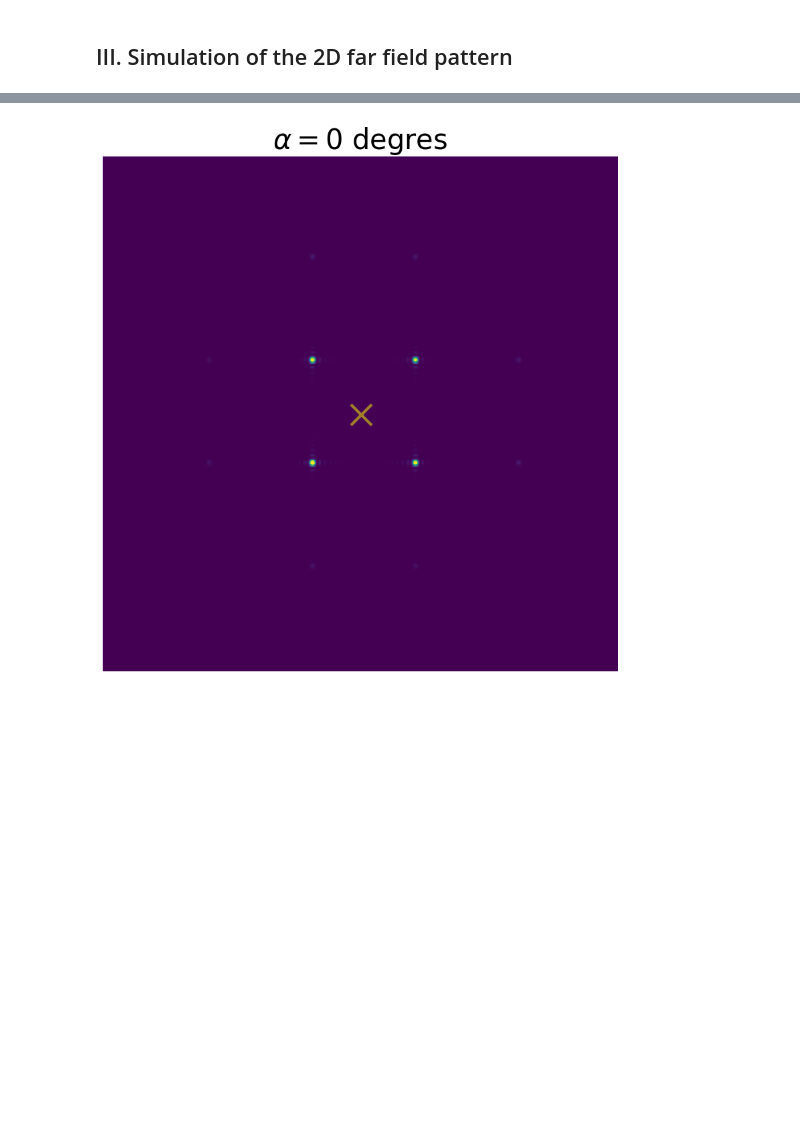
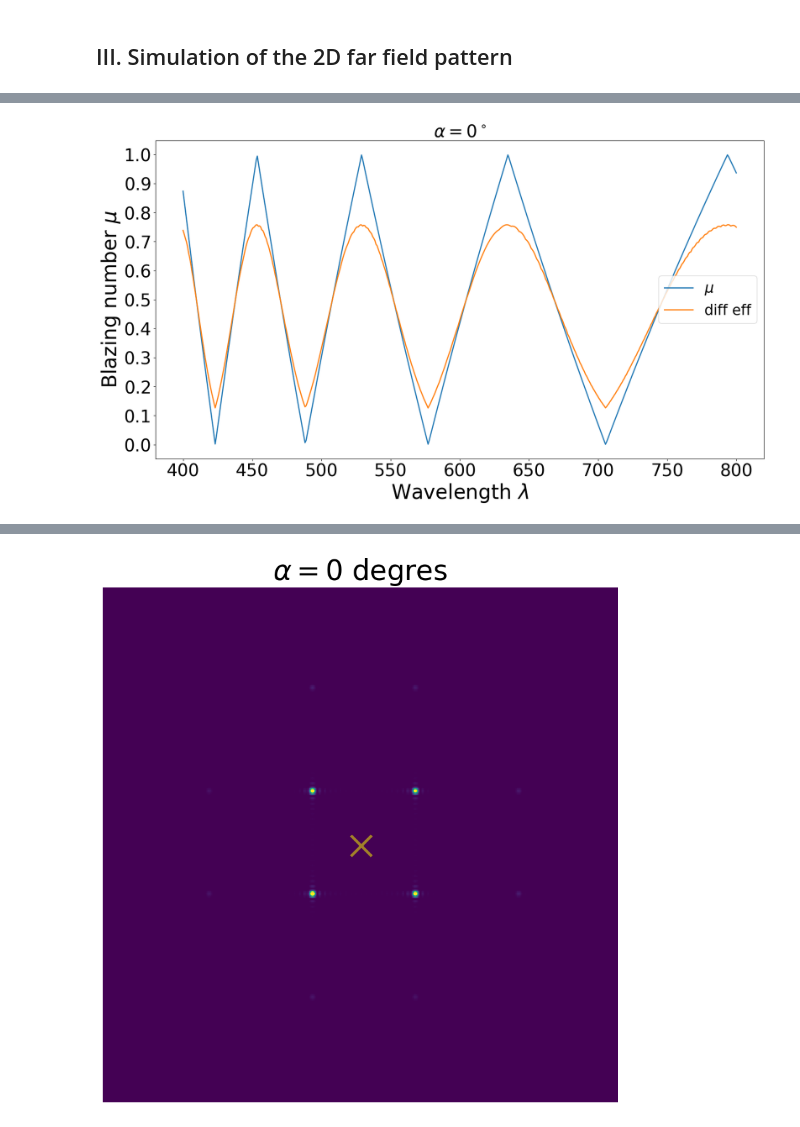
Before and after one commit to wavefrontshaping/tutorial-DMD-setup-2023, a Jupyter notebook: python/DMD_diffraction_effects.ipynb, the cells around one changed output, grey strips where cells are left out. Saved outputs shown, nothing was run; the diff lists cells and outputs as text; code cells hidden in the pictures; blank space fills up the shorter version.

```diff
--- a/python/DMD_diffraction_effects.ipynb
+++ b/python/DMD_diffraction_effects.ipynb
@@ -212,0 +283,16 @@ def show_2d(d, theta, _lambda, alpha):
+# %%
+def get_eff(d, theta, _lambda, alpha):
+    DMD_field = get_complex_field_on_DMD(d, theta, _lambda, alpha)
+    FF = get_far_field(DMD_field)
+    return  get_efficiency_in_FF(FF, mask_diameter = 15)[2]
+
+lambda_vec = np.linspace(0.4,0.8,500)
+f_mu = lambda _lambda: np.abs(np.mod(2*get_p(d, theta, _lambda)(alpha),2)-1)
+
+
+mu_vec = np.fromiter((f_mu(l) for l in lambda_vec), float)
+eff_vec = [
+    get_eff(d, theta, l, alpha) for l in lambda_vec
+]
+# %% [output]
+[figure, added]
```
Also changed, not shown: parts of 8 cells of this notebook.
